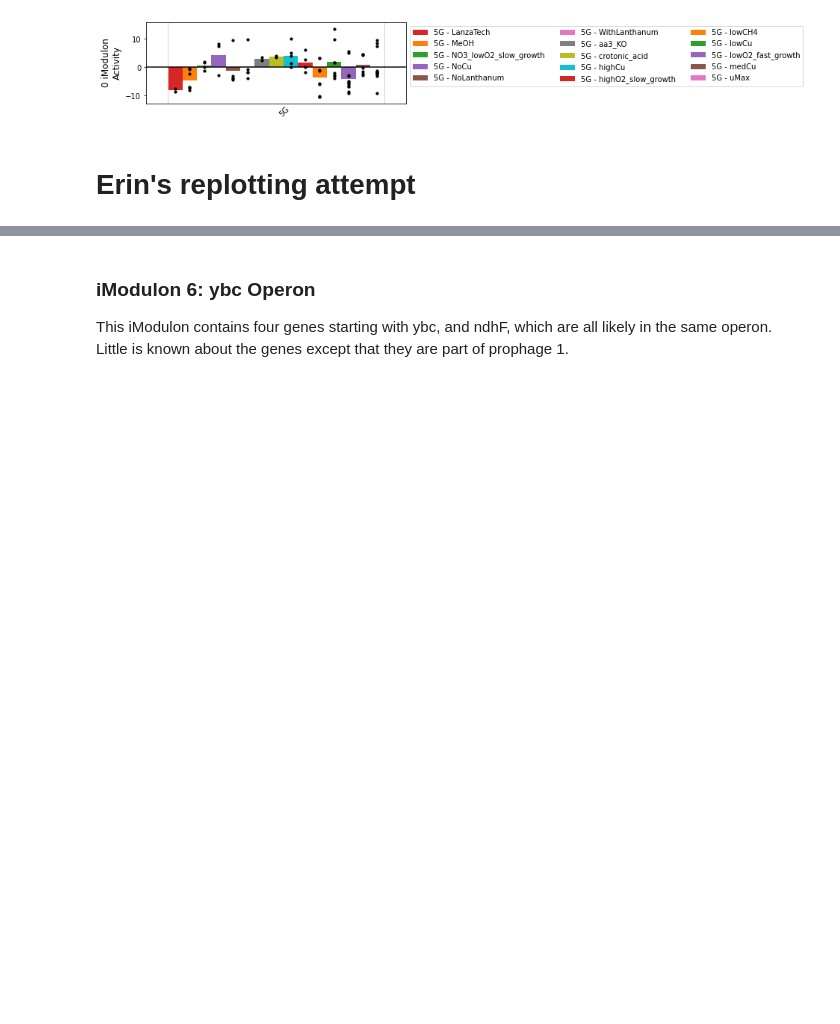
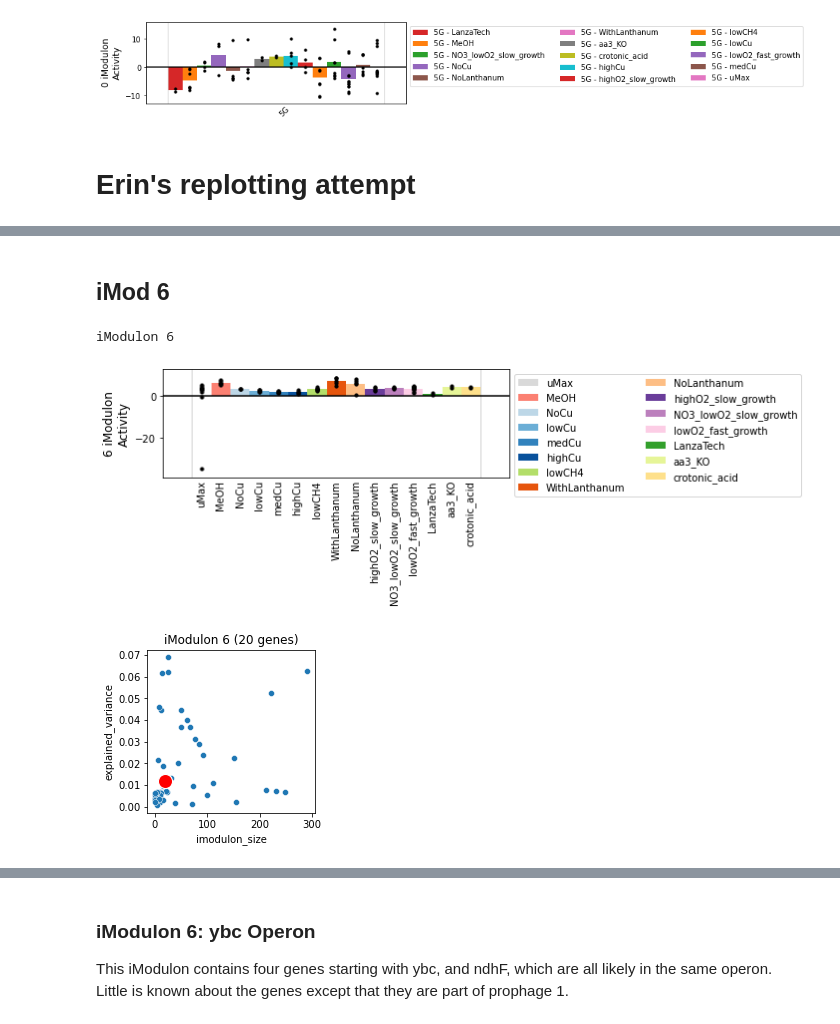
Before and after one commit to erinhwilson/modulome-workflow, a Jupyter notebook: 5_characterize_iModulons/3_manual_iModulon_curation_Erin.ipynb, the cells around one changed output, grey strips where cells are left out. Saved outputs shown, nothing was run; the diff lists cells and outputs as text; code cells hidden in the pictures; blank space fills up the shorter version.

Commit message:
work in progress - imod annotation

```diff
--- a/5_characterize_iModulons/3_manual_iModulon_curation_Erin.ipynb
+++ b/5_characterize_iModulons/3_manual_iModulon_curation_Erin.ipynb
@@ -449,0 +397,7 @@ ica_data.rename_imodulons({3:'uncharacterized-2'})
+# %%
+def imod_info(mod):
+    print(f"iModulon {mod}")
+    plot_activities_erin(ica_data,mod,assigned_colors=color_spec)
+    imod_scatter(ica_data,mod)
+    display(DF_enrichments[DF_enrichments.imodulon==mod].sort_values('f1score',ascending=False))
+    display(ica_data.view_imodulon(mod))
@@ -449,0 +584,8 @@ ica_data.rename_imodulons({3:'uncharacterized-2'})
+# %% [markdown]
+## iMod 6
+# %%
+imod_info(6)
+# %% [output]
+iModulon 6
+[figure, added]
+[figure, added]
```
Also changed, not shown: parts of 84 cells of this notebook.
